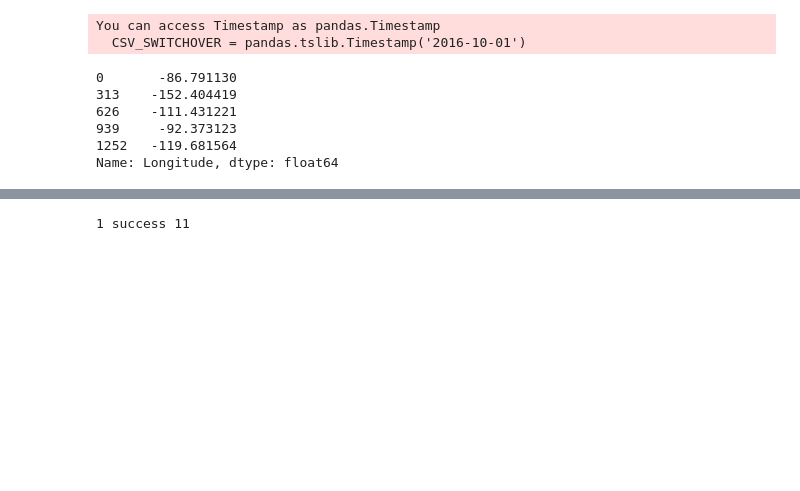
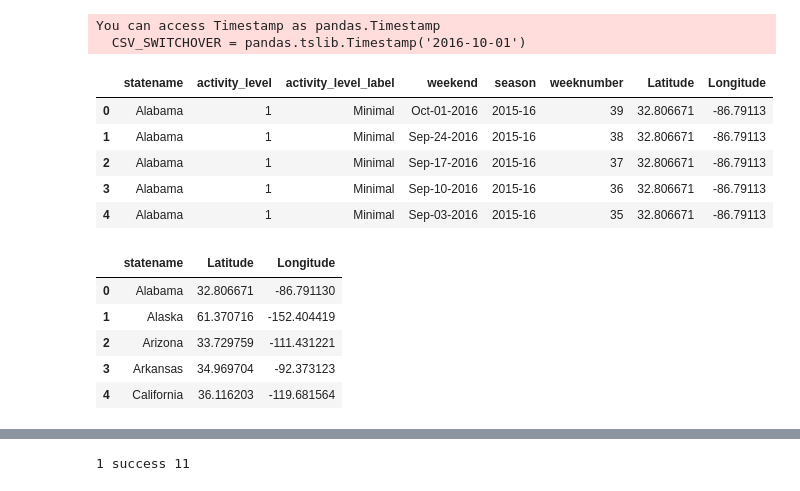
Before and after one commit to smrtnrd/prototype, a Jupyter notebook: develop/2017-10-30-bb-climate.ipynb, the cells around one changed output, grey strips where cells are left out. Saved outputs shown, nothing was run; the diff lists cells and outputs as text; code cells hidden in the pictures; blank space fills up the shorter version.

```diff
--- a/develop/2017-10-30-bb-climate.ipynb
+++ b/develop/2017-10-30-bb-climate.ipynb
@@ -25,17 +25,11 @@ You can access Timestamp as pandas.Timestamp
 # %%
 #test
 ili_test = pd.read_csv("../data/raw.csv")
-
-x = ili_test['Latitude'].drop_duplicates()
-y = ili_test['Longitude'].drop_duplicates()
-state = ili_test['statename'].drop_duplicates()
-ili_climate = {}
-
-y.head()
+ili_test.head()
 # %% [output]
-0       -86.791130
-313    -152.404419
-626    -111.431221
-939     -92.373123
-1252   -119.681564
-Name: Longitude, dtype: float64
+|  | statename | activity_level | activity_level_label | weekend | season | weeknumber | Latitude | Longitude |
+| 0 | Alabama | 1 | Minimal | Oct-01-2016 | 2015-16 | 39 | 32.806671 | -86.79113 |
+| 1 | Alabama | 1 | Minimal | Sep-24-2016 | 2015-16 | 38 | 32.806671 | -86.79113 |
+| 2 | Alabama | 1 | Minimal | Sep-17-2016 | 2015-16 | 37 | 32.806671 | -86.79113 |
+| 3 | Alabama | 1 | Minimal | Sep-10-2016 | 2015-16 | 36 | 32.806671 | -86.79113 |
+| 4 | Alabama | 1 | Minimal | Sep-03-2016 | 2015-16 | 35 | 32.806671 | -86.79113 |
@@ -47,0 +36,13 @@ print(ili_climate)
+# %%
+coordinate = ili_test[['statename','Latitude','Longitude']]
+coordinate = coordinate.drop_duplicates()
+coordinate = coordinate.reset_index(drop=True)
+coordinate.head()
+#print("the data contains {} rows".format(len(coordinate)))
+# %% [output]
+|  | statename | Latitude | Longitude |
+| 0 | Alabama | 32.806671 | -86.791130 |
+| 1 | Alaska | 61.370716 | -152.404419 |
+| 2 | Arizona | 33.729759 | -111.431221 |
+| 3 | Arkansas | 34.969704 | -92.373123 |
+| 4 | California | 36.116203 | -119.681564 |
```
Also changed, not shown: parts of 10 cells of this notebook, 2 other files.
